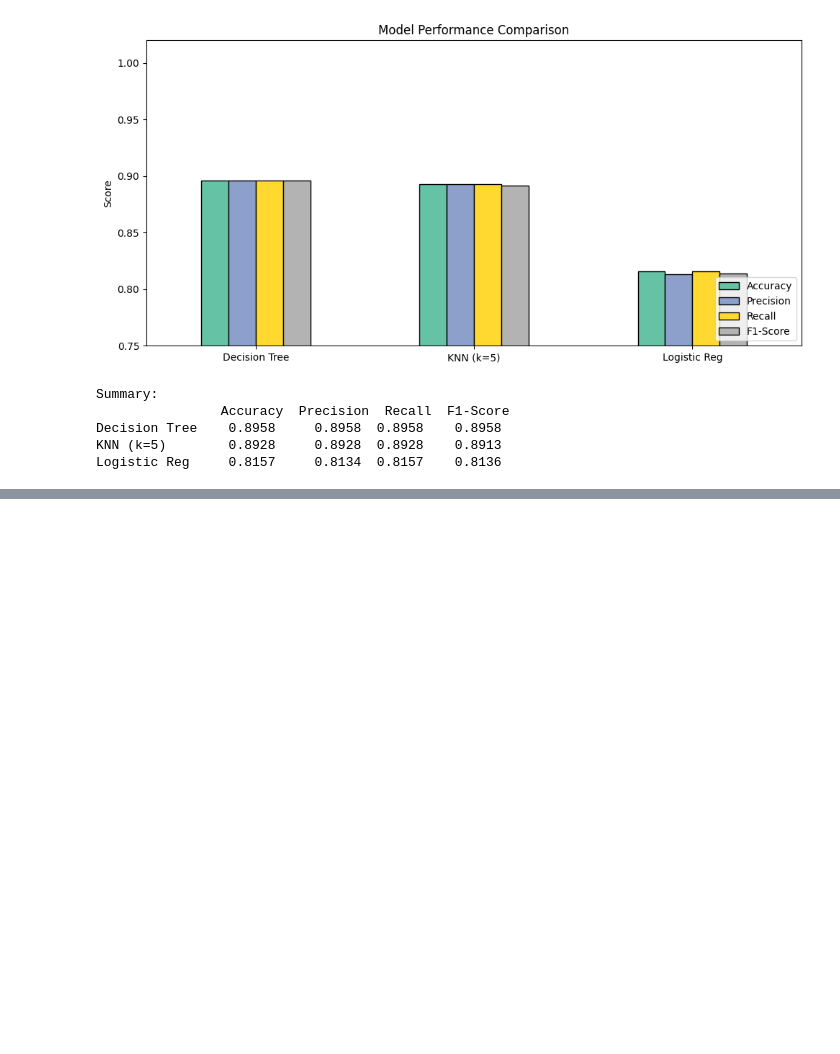
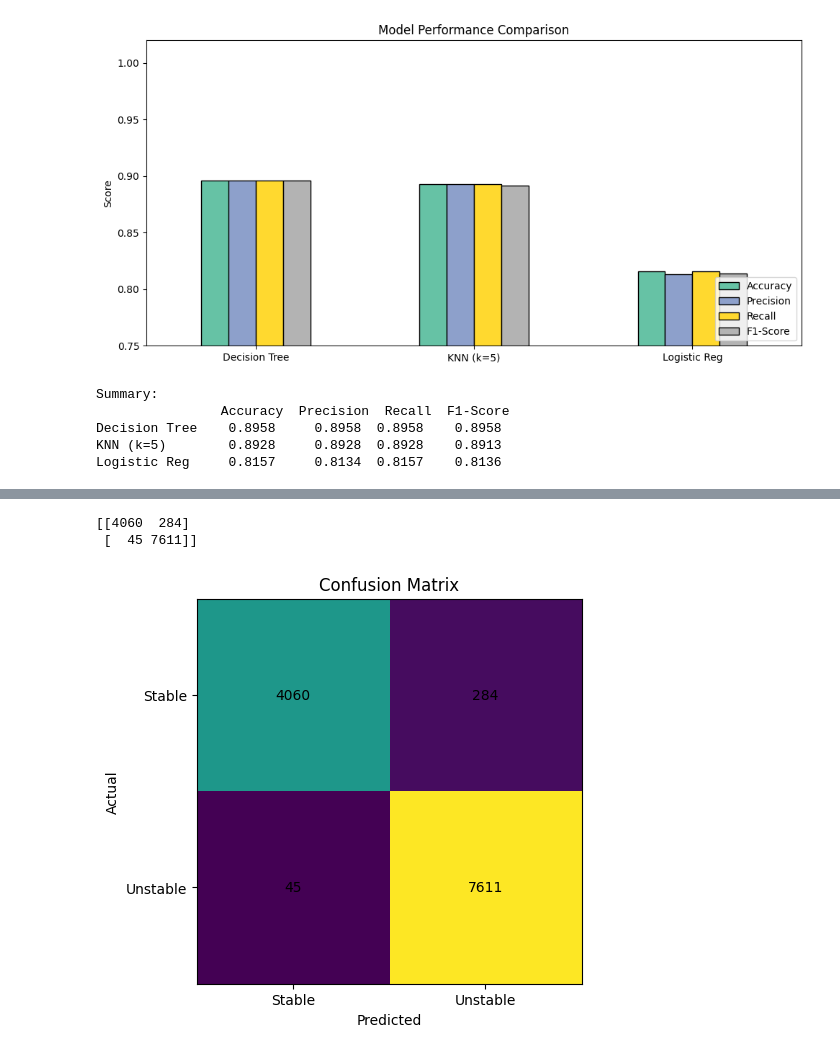
Before and after one commit to sabbirpuspo/LearningforMe, a Jupyter notebook: SG_Stability_Practice.ipynb, the cells around one changed output, grey strips where cells are left out. Cells and saved outputs as stored; diff of their text form; code cells hidden in the pictures; blank space fills up the shorter version.

```diff
--- a/SG_Stability_Practice.ipynb
+++ b/SG_Stability_Practice.ipynb
@@ -250,0 +526,2 @@ Logistic Reg     0.8157     0.8134  0.8157    0.8136
+# %%
+y_probability = model.predict(X_test_scaled)
@@ -250,0 +543,2 @@ Logistic Reg     0.8157     0.8134  0.8157    0.8136
+# %%
+y_pred = (y_probability >= 0.5).astype(int).flatten()
@@ -250,0 +602,26 @@ Logistic Reg     0.8157     0.8134  0.8157    0.8136
+# %%
+cm = confusion_matrix(y_test, y_pred)
+
+print(cm)
+# %% [output]
+[[4060  284]
+ [  45 7611]]
+# %%
+plt.figure(figsize=(6, 5))
+
+plt.imshow(cm)
+
+plt.xticks([0, 1], ["Stable", "Unstable"])
+plt.yticks([0, 1], ["Stable", "Unstable"])
+
+plt.xlabel("Predicted")
+plt.ylabel("Actual")
+plt.title("Confusion Matrix")
+
+for i in range(2):
+    for j in range(2):
+        plt.text(j, i, cm[i, j], ha="center", va="center")
+
+plt.show()
+# %% [output]
+[figure, added]
```
Also changed, not shown: parts of 35 cells of this notebook.
